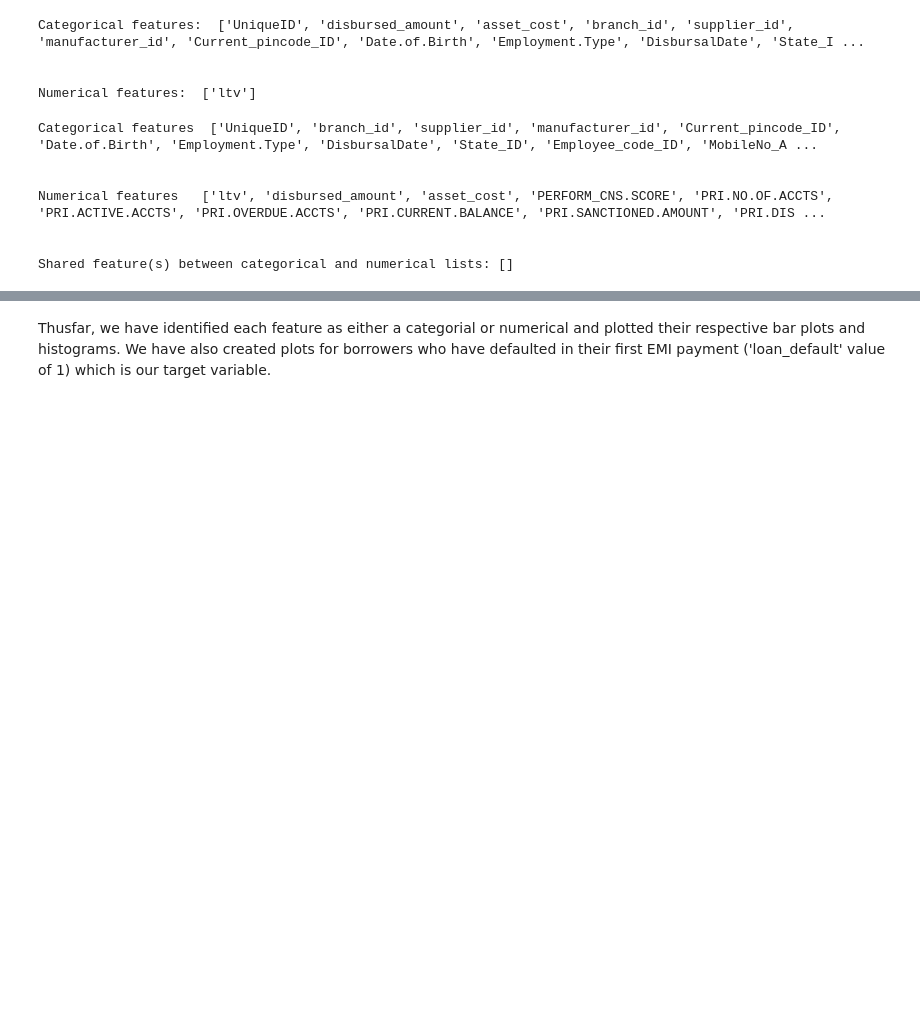
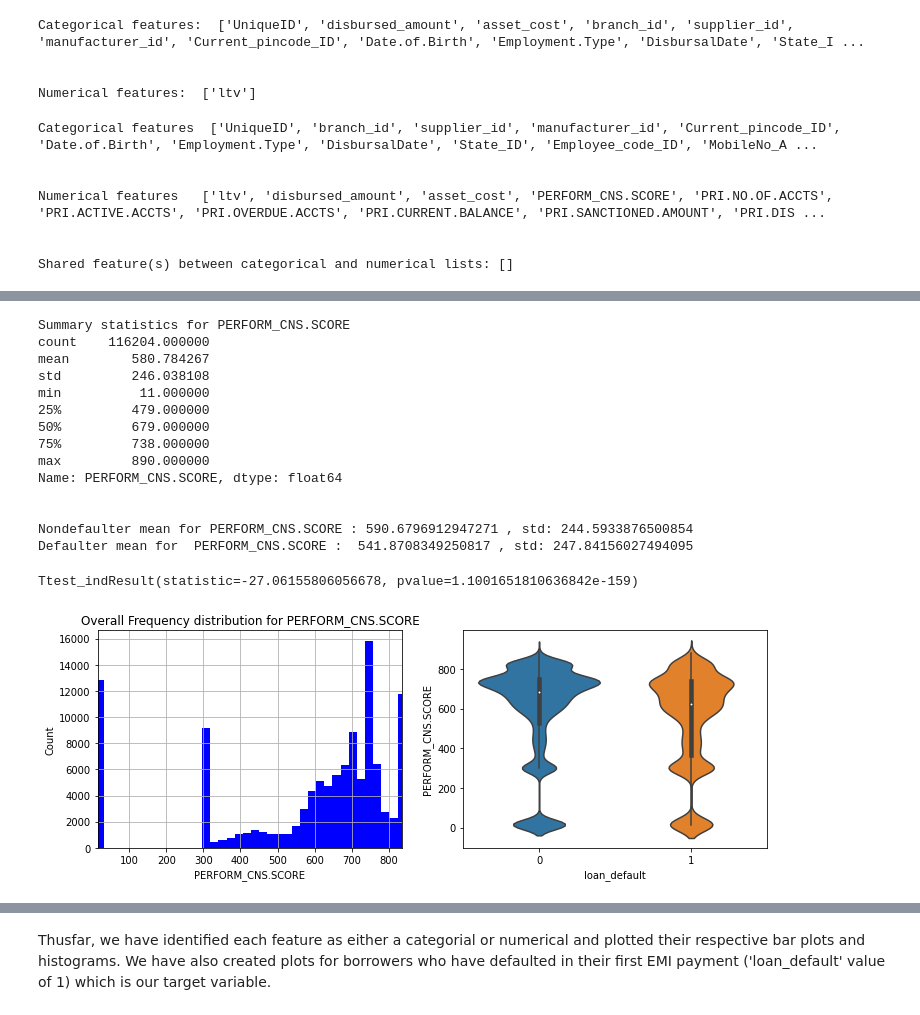
Before and after one commit to steviekwonders/Capstone-2, a Jupyter notebook: Vehicle Loan EDA/Exploratory Analysis.ipynb, the cells around one changed output, grey strips where cells are left out. Cells and saved outputs as stored; diff of their text form; code cells hidden in the pictures; blank space fills up the shorter version.

```diff
--- a/Vehicle Loan EDA/Exploratory Analysis.ipynb
+++ b/Vehicle Loan EDA/Exploratory Analysis.ipynb
@@ -651,5 +97,0 @@ Name: Current_pincode_ID, dtype: int64
-# %%
-# Bar plot for date of birth. PROB WONT USE!
-# df['Date.of.Birth'] = df['Date.of.Birth'].apply(lambda x: datetime.strptime(x, '%Y-%m-%d'))
-df['BirthYear'] = pd.DatetimeIndex(df['Date.of.Birth']).year
-print(plotbarplot('BirthYear'))
@@ -732,0 +98,24 @@ Power_divergenceResult(statistic=inf, pvalue=0.0)
+# %%
+# Function for plotting a histogram.
+def plothistogram(var_name, bins, data):
+    plt.subplots(1,2,figsize=(12,4))
+    plt.subplot(1,2,1)
+    ax = data[var_name].hist(bins = bins, color = 'b')
+    ax.set_ylabel('Count')
+    ax.set(xlim=(data[var_name].quantile(0.01), data[var_name].quantile(0.99)))
+    ax.set_xlabel(var_name)
+    ax.set_title('Overall Frequency distribution for ' + var_name)
+    print('Summary statistics for', var_name)
+    return data[var_name].describe()
+# %%
+def createviolinplot(var_name, data):
+    # This code block will create a violin plot for continuous variables. It will make two violin plots for defaulters
+    # and non-defaulters ('loan_default' value of 1 and 0 respectively). It will also return the t-test statistic in
+    # difference of means to verify if the two samples have the same average.
+    plt.subplot(1,2,2)
+    sns.violinplot(x = 'loan_default', y=var_name, data= data)
+    defaulter = data[data['loan_default']==1][var_name]
+    nondefaulter = data[data['loan_default']==0][var_name]
+    print('Nondefaulter mean for', var_name, ':' ,nondefaulter.mean(), ', std:', nondefaulter.std())
+    print('Defaulter mean for ', var_name, ': ', defaulter.mean(), ', std:', defaulter.std())
+    return scipy.stats.ttest_ind(defaulter, nondefaulter, equal_var = False)
@@ -732,0 +225,22 @@ Power_divergenceResult(statistic=inf, pvalue=0.0)
+# %%
+# Histogram for Performance CNS Score
+cns_no_zero = df[df['PERFORM_CNS.SCORE'] != 0] # Take the cns score of 0 out since it means they did not report
+print( plothistogram('PERFORM_CNS.SCORE', 40, cns_no_zero) ); print('\n')
+createviolinplot('PERFORM_CNS.SCORE', cns_no_zero)
+# %% [output]
+Summary statistics for PERFORM_CNS.SCORE
+count    116204.000000
+mean        580.784267
+std         246.038108
+min          11.000000
+25%         479.000000
+50%         679.000000
+75%         738.000000
+max         890.000000
+Name: PERFORM_CNS.SCORE, dtype: float64
+
+
+Nondefaulter mean for PERFORM_CNS.SCORE : 590.6796912947271 , std: 244.5933876500854
+Defaulter mean for  PERFORM_CNS.SCORE :  541.8708349250817 , std: 247.84156027494095
+Ttest_indResult(statistic=-27.06155806056678, pvalue=1.1001651810636842e-159)
+[figure, added]
```
Also changed, not shown: parts of 57 cells of this notebook.
